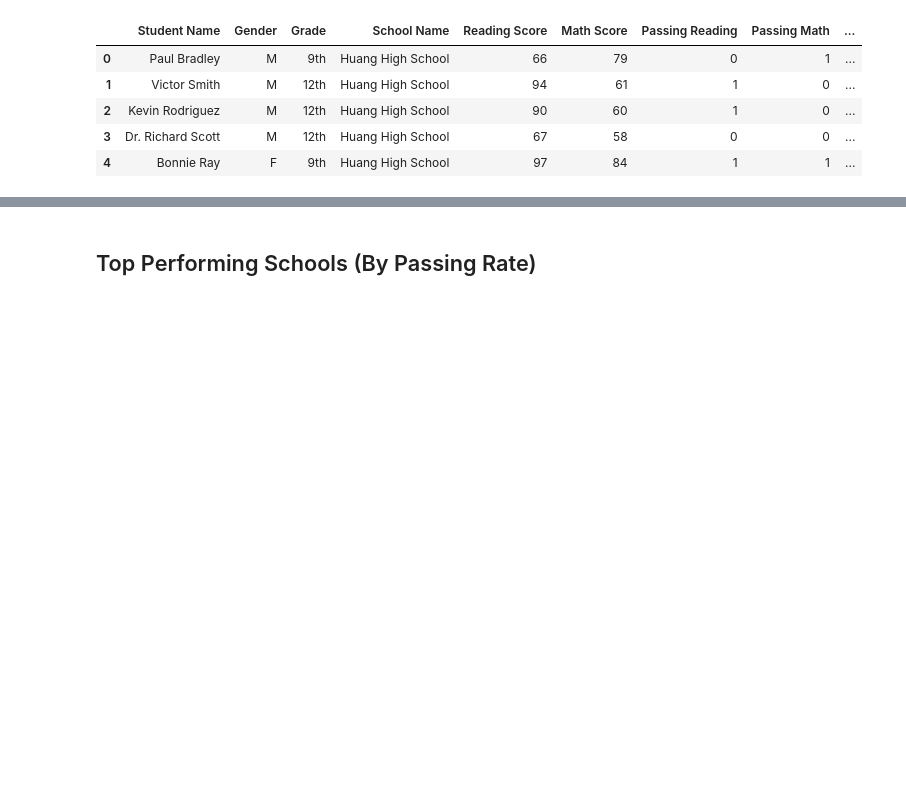
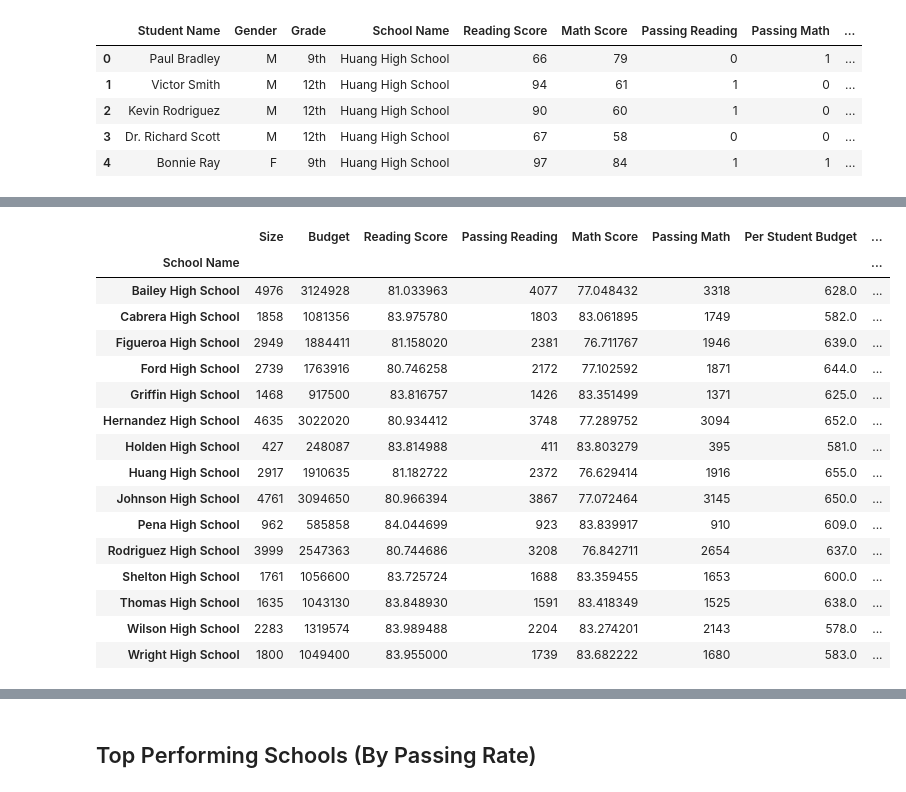
Before and after one commit to timhulak/academy_of_py, a Jupyter notebook: PyCitySchool.ipynb, the cells around one changed output, grey strips where cells are left out. Saved outputs shown, nothing was run; the diff lists cells and outputs as text; code cells hidden in the pictures; blank space fills up the shorter version.

```diff
--- a/PyCitySchool.ipynb
+++ b/PyCitySchool.ipynb
@@ -215,0 +215,39 @@ school_summary_df.head()
+# %%
+#create dictionary of calculations for groupby
+summary_calculations = {"Size":np.mean,"Budget":np.mean,"Reading Score":np.mean,"Passing Reading": np.sum,"Math Score": np.mean, "Passing Math": np.sum}
+# %%
+#groupby
+school_summary_df_grouped = school_summary_df.groupby(school_summary_df["School Name"], as_index=True).agg(summary_calculations)
+
+#Per Student Budget
+school_summary_df_grouped["Per Student Budget"] = school_summary_df_grouped["Budget"] / school_summary_df_grouped["Size"]
+
+#Percent passing reading per school
+school_summary_df_grouped["% Passing Reading"] = (school_summary_df_grouped["Passing Reading"] / school_summary_df_grouped["Size"]) * 100
+
+#Percent passing math per school
+school_summary_df_grouped["% Passing Math"] = (school_summary_df_grouped["Passing Math"] / school_summary_df_grouped["Size"]) * 100
+
+#Percent Overall Passing reading and math
+school_summary_df_grouped["% Overall Passing"] = (school_summary_df_grouped["% Passing Reading"] + school_summary_df_grouped["% Passing Math"]) / 2
+
+#Test that it worked
+school_summary_df_grouped
+# %% [output]
+|  | Size | Budget | Reading Score | Passing Reading | Math Score | Passing Math | Per Student Budget | ... |
+| School Name |  |  |  |  |  |  |  | ... |
+| Bailey High School | 4976 | 3124928 | 81.033963 | 4077 | 77.048432 | 3318 | 628.0 | ... |
+| Cabrera High School | 1858 | 1081356 | 83.975780 | 1803 | 83.061895 | 1749 | 582.0 | ... |
+| Figueroa High School | 2949 | 1884411 | 81.158020 | 2381 | 76.711767 | 1946 | 639.0 | ... |
+| Ford High School | 2739 | 1763916 | 80.746258 | 2172 | 77.102592 | 1871 | 644.0 | ... |
+| Griffin High School | 1468 | 917500 | 83.816757 | 1426 | 83.351499 | 1371 | 625.0 | ... |
+| Hernandez High School | 4635 | 3022020 | 80.934412 | 3748 | 77.289752 | 3094 | 652.0 | ... |
+| Holden High School | 427 | 248087 | 83.814988 | 411 | 83.803279 | 395 | 581.0 | ... |
+| Huang High School | 2917 | 1910635 | 81.182722 | 2372 | 76.629414 | 1916 | 655.0 | ... |
+| Johnson High School | 4761 | 3094650 | 80.966394 | 3867 | 77.072464 | 3145 | 650.0 | ... |
+| Pena High School | 962 | 585858 | 84.044699 | 923 | 83.839917 | 910 | 609.0 | ... |
+| Rodriguez High School | 3999 | 2547363 | 80.744686 | 3208 | 76.842711 | 2654 | 637.0 | ... |
+| Shelton High School | 1761 | 1056600 | 83.725724 | 1688 | 83.359455 | 1653 | 600.0 | ... |
+| Thomas High School | 1635 | 1043130 | 83.848930 | 1591 | 83.418349 | 1525 | 638.0 | ... |
+| Wilson High School | 2283 | 1319574 | 83.989488 | 2204 | 83.274201 | 2143 | 578.0 | ... |
+| Wright High School | 1800 | 1049400 | 83.955000 | 1739 | 83.682222 | 1680 | 583.0 | ... |
```
Also changed, not shown: parts of 14 cells of this notebook.
